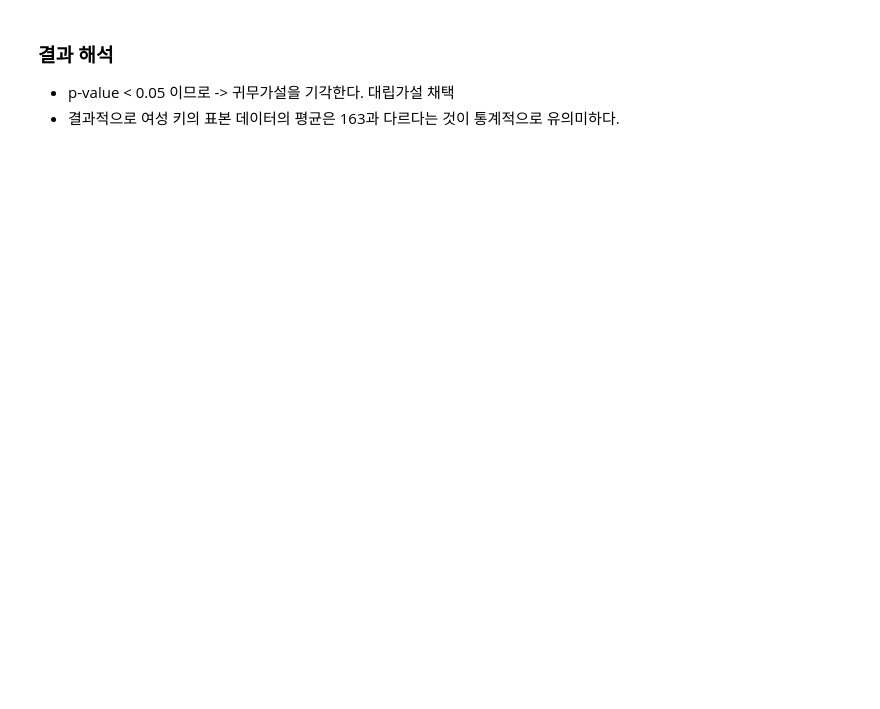
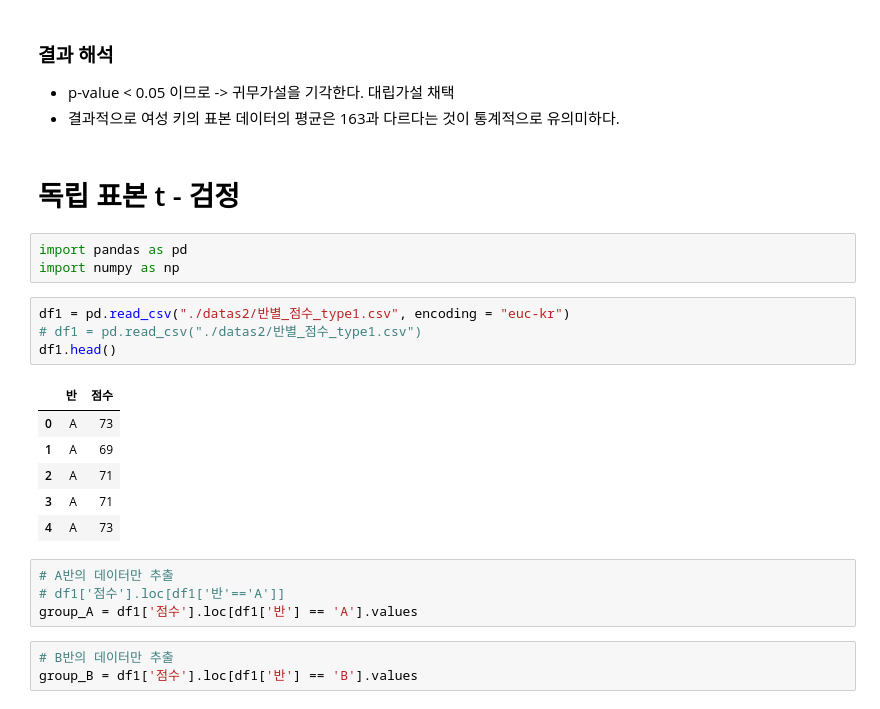
Before and after one commit to jeuk57/gg1th_statistics_ex, a Jupyter notebook: 2-1.단일표본 t검정과 독립표본 t검정.ipynb, the cells around one changed output. Drawn from its saved outputs; the diff is of its cells as text; blank space fills up the shorter version.

```diff
--- a/2-1.단일표본 t검정과 독립표본 t검정.ipynb
+++ b/2-1.단일표본 t검정과 독립표본 t검정.ipynb
@@ -68,3 +68,26 @@ TtestResult(statistic=np.float64(-2.753049020566219), pvalue=np.float64(0.011325
 ### 결과 해석
 - p-value < 0.05 이므로 -> 귀무가설을 기각한다. 대립가설 채택
 - 결과적으로 여성 키의 표본 데이터의 평균은 163과 다르다는 것이 통계적으로 유의미하다.
+# %% [markdown]
+# 독립 표본 t - 검정
+# %%
+import pandas as pd
+import numpy as np
+# %%
+df1 = pd.read_csv("./datas2/반별_점수_type1.csv", encoding = "euc-kr")
+# df1 = pd.read_csv("./datas2/반별_점수_type1.csv")
+df1.head()
+# %% [output]
+|  | 반 | 점수 |
+| 0 | A | 73 |
+| 1 | A | 69 |
+| 2 | A | 71 |
+| 3 | A | 71 |
+| 4 | A | 73 |
+# %%
+# A반의 데이터만 추출
+# df1['점수'].loc[df1['반'=='A']]
+group_A = df1['점수'].loc[df1['반'] == 'A'].values
+# %%
+# B반의 데이터만 추출
+group_B = df1['점수'].loc[df1['반'] == 'B'].values
```
Also changed, not shown: parts of 16 cells of this notebook, 8 other files.
